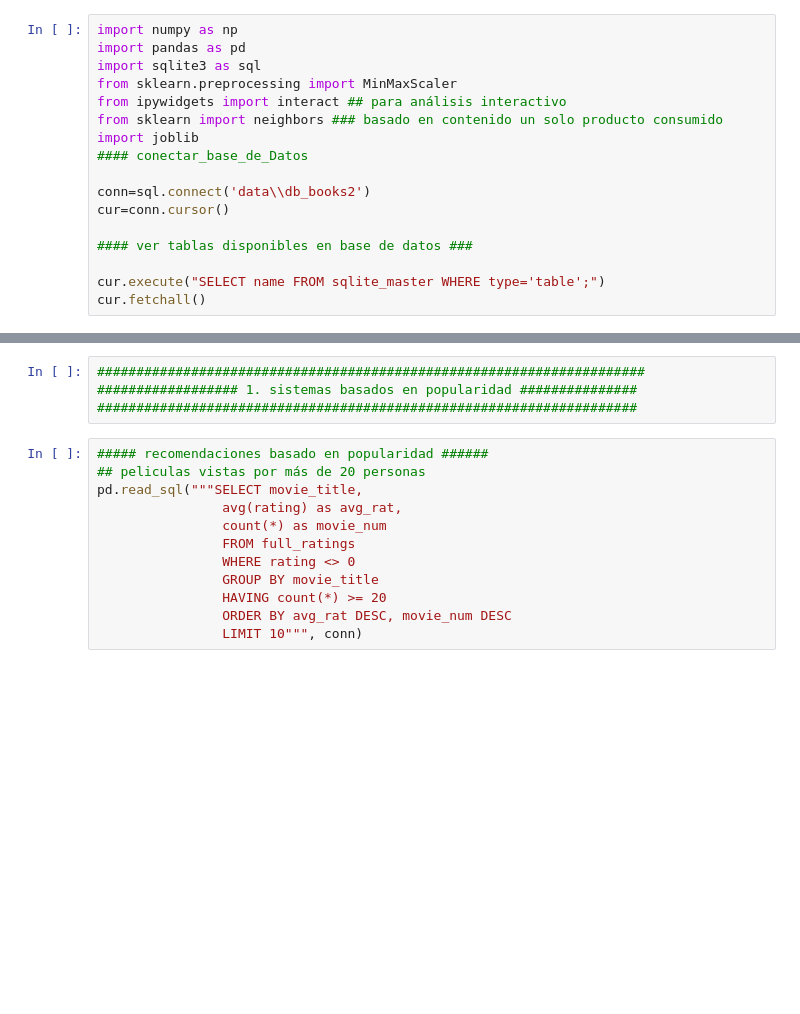
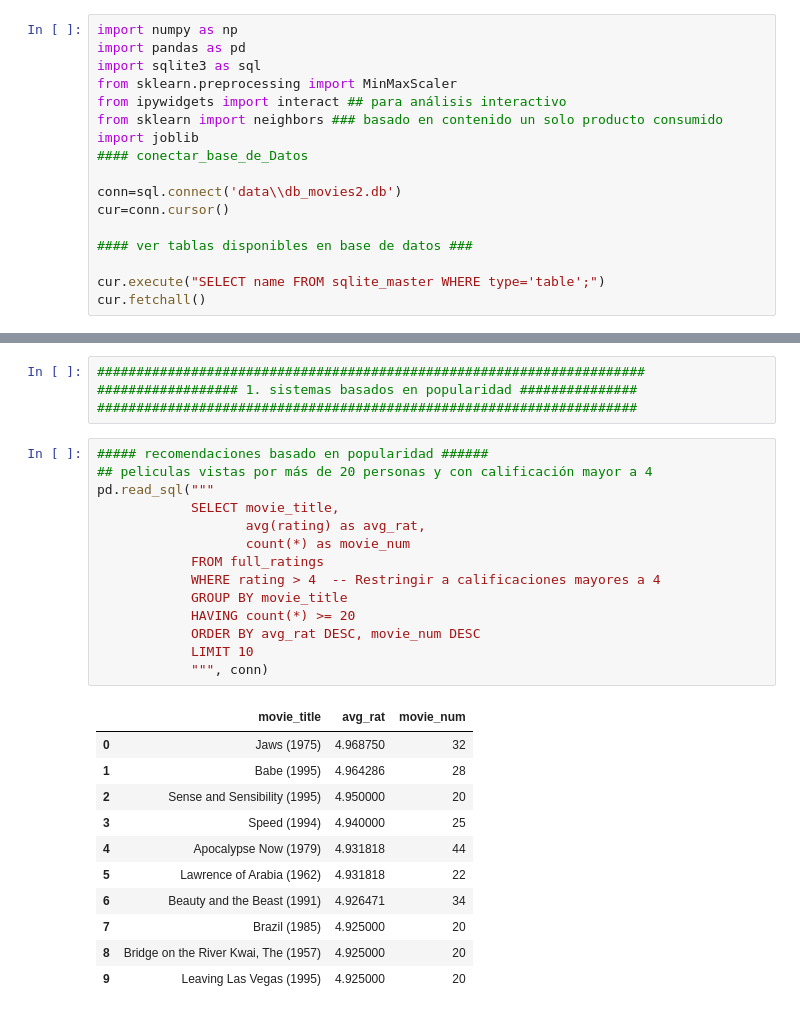
Before and after one commit to LauBetancourt31/Anal-tica-en-Marketing, a Jupyter notebook: Sis_popularidad.ipynb, the cells around one changed output, grey strips where cells are left out. Cells and saved outputs as stored; diff of their text form; blank space fills up the shorter version.

```diff
--- a/Sis_popularidad.ipynb
+++ b/Sis_popularidad.ipynb
@@ -8,7 +8,7 @@ from sklearn import neighbors ### basado en contenido un solo producto consumido
 import joblib
 #### conectar_base_de_Datos
 
-conn=sql.connect('data\\db_books2')
+conn=sql.connect('data\\db_movies2.db')
 cur=conn.cursor()
 
 #### ver tablas disponibles en base de datos ###
@@ -21,16 +30,30 @@ cur.fetchall()
 #####################################################################
 # %%
 ##### recomendaciones basado en popularidad ######
-## peliculas vistas por más de 20 personas
-pd.read_sql("""SELECT movie_title,
-                avg(rating) as avg_rat,
-                count(*) as movie_num
-                FROM full_ratings
-                WHERE rating <> 0
-                GROUP BY movie_title
-                HAVING count(*) >= 20
-                ORDER BY avg_rat DESC, movie_num DESC
-                LIMIT 10""", conn)
+## peliculas vistas por más de 20 personas y con calificación mayor a 4
+pd.read_sql("""
+            SELECT movie_title,
+                   avg(rating) as avg_rat,
+                   count(*) as movie_num
+            FROM full_ratings
+            WHERE rating > 4  -- Restringir a calificaciones mayores a 4
+            GROUP BY movie_title
+            HAVING count(*) >= 20
+            ORDER BY avg_rat DESC, movie_num DESC
+            LIMIT 10
+            """, conn)
+# %% [output]
+|  | movie_title | avg_rat | movie_num |
+| 0 | Jaws (1975) | 4.968750 | 32 |
+| 1 | Babe (1995) | 4.964286 | 28 |
+| 2 | Sense and Sensibility (1995) | 4.950000 | 20 |
+| 3 | Speed (1994) | 4.940000 | 25 |
+| 4 | Apocalypse Now (1979) | 4.931818 | 44 |
+| 5 | Lawrence of Arabia (1962) | 4.931818 | 22 |
+| 6 | Beauty and the Beast (1991) | 4.926471 | 34 |
+| 7 | Brazil (1985) | 4.925000 | 20 |
+| 8 | Bridge on the River Kwai, The (1957) | 4.925000 | 20 |
+| 9 | Leaving Las Vegas (1995) | 4.925000 | 20 |
 # %%
 #### los mejores calificados por año publicacion ###
 pd.read_sql("""SELECT Año, movie_title, num_vistas
```
Also changed, not shown: parts of 2 cells of this notebook, 10 other files.
